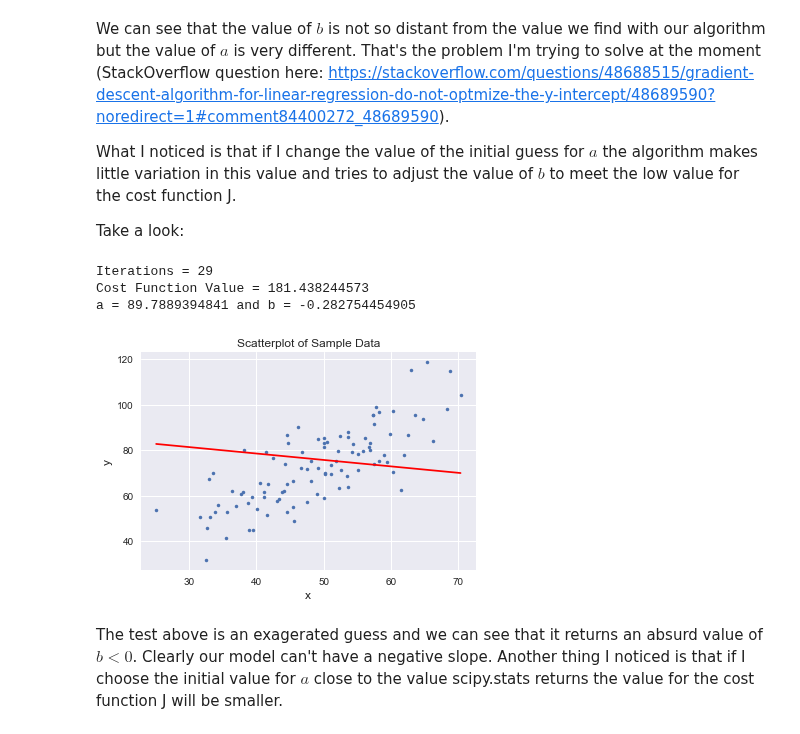
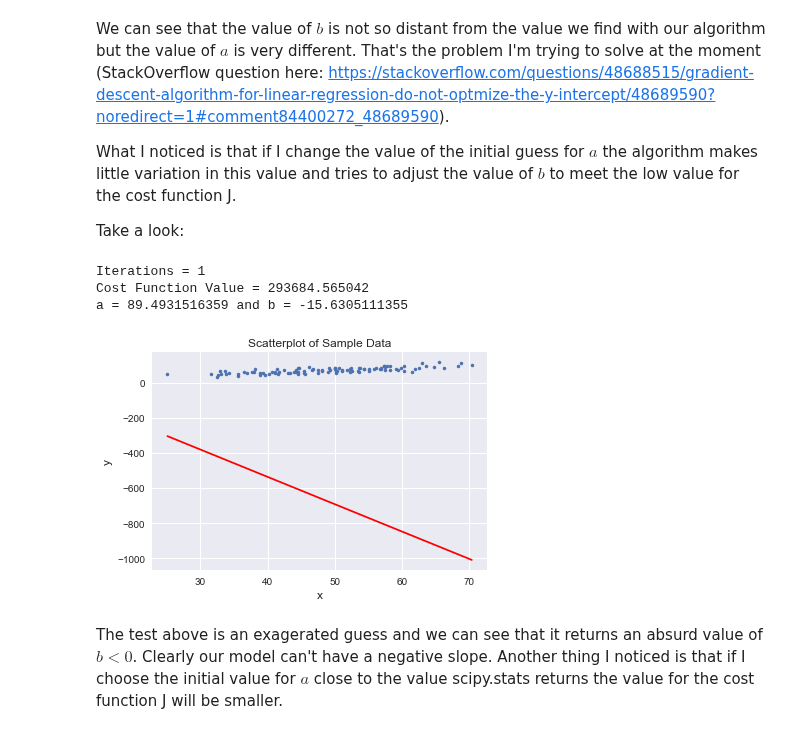
Before and after one commit to claudiocastello/learning_data_science, a Jupyter notebook: GradientDescent/single_feature_implementation.ipynb, the cells around one changed output. Drawn from its saved outputs; the diff is of its cells as text; code cells hidden in the pictures.

```diff
--- a/GradientDescent/single_feature_implementation.ipynb
+++ b/GradientDescent/single_feature_implementation.ipynb
@@ -303,21 +303,21 @@ What I noticed is that if I change the value of the initial guess for $a$ the al
 
 Take a look:
 # %%
-cost, a, b = run_gradient_descent(90, 10, data['x'], data['y'], 0.0001, 0.01, verbose=True)
+cost, a, b = run_gradient_descent(90, 10, data['x'], data['y'], 0.001, 0.01, verbose=True)
 
 y_model = [(a + b * x) for x in data['x']]
 
 plt.plot(data['x'], data['y'], '.')
 plt.plot(data['x'], y_model, '-', color='r')
 plt.title('Scatterplot of Sample Data')
 plt.xlabel('x',fontsize=12)
 plt.ylabel('y',fontsize=12)
 plt.show()
 # %% [output]
-Iterations = 29
-Cost Function Value = 181.438244573
-a = 89.7889394841 and b = -0.282754454905
+Iterations = 1
+Cost Function Value = 293684.565042
+a = 89.4931516359 and b = -15.6305111355
-[figure, old version]
+[figure, new version]
 # %% [markdown]
 The test above is an exagerated guess and we can see that it returns an absurd value of $b < 0$. Clearly our model can't have a negative slope. Another thing I noticed is that if I choose the initial value for $a$ close to the value scipy.stats returns the value for the cost function J will be smaller.
 # %%
```
Also changed, not shown: parts of 4 cells of this notebook, 4 other files.
